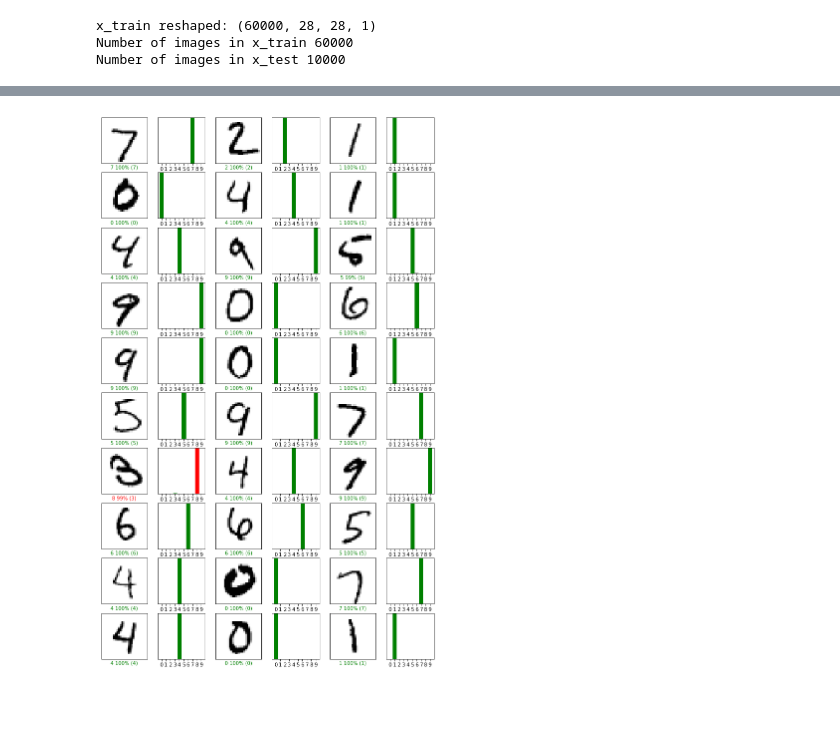
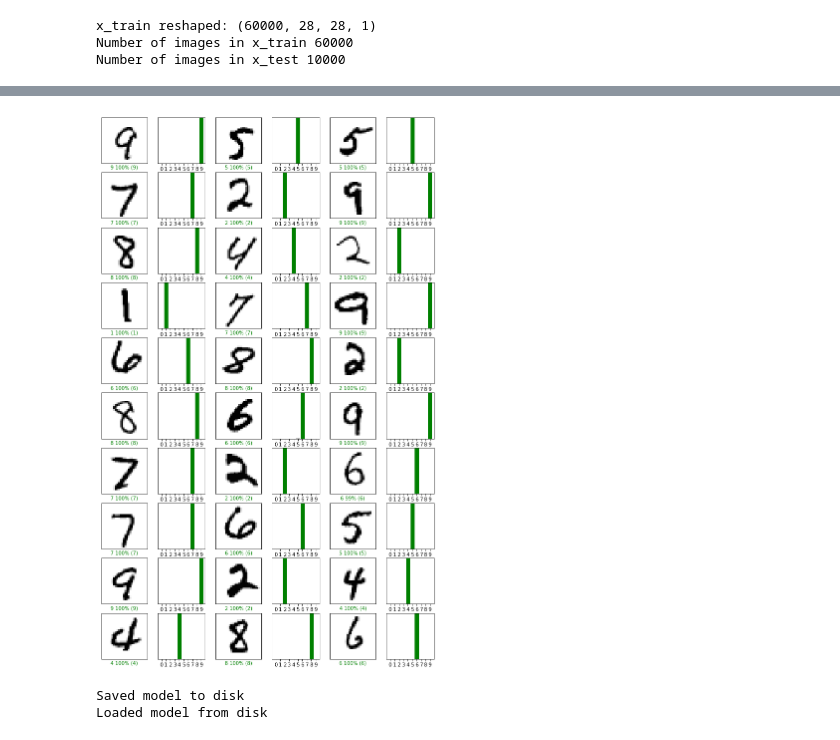
Before and after one commit to sohn21c/mnist, a Jupyter notebook: src/mnist_digit.ipynb, the cells around one changed output, grey strips where cells are left out. Drawn from its saved outputs; the diff is of its cells as text; code cells hidden in the pictures; blank space fills up the shorter version.

Commit message:
model exporting feature added to work in JSON format

```diff
--- a/src/mnist_digit.ipynb
+++ b/src/mnist_digit.ipynb
@@ -170,15 +176,37 @@ pred = model.predict(x_test)
 # %%
 # create the palate of images with the prediction
 # label shown in green if the prediction is correct. Otherwise, it'll be in red
-
 num_rows = 10
 num_cols = 3
 num_images = num_rows * num_cols
 plt.figure(figsize=(2*2*num_cols, 2*num_rows))
 for i in range(num_images):
+    img_no = random.randint(1,10000)
     plt.subplot(num_rows, 2*num_cols, 2*i+1)
-    plot_image(i, pred, y_test, x_test)
+    plot_image(img_no, pred, y_test, x_test)
     plt.subplot(num_rows, 2*num_cols, 2*i+2)
-    plot_value_array(i, pred, y_test)
+    plot_value_array(img_no, pred, y_test)
 # %% [output]
-[figure, old version]
+[figure, new version]
+# %%
+# serialize model to JSON
+model_json = model.to_json()
+with open("model.json", "w") as json_file:
+    json_file.write(model_json)
+# serialize weights to HDF5
+model.save_weights("model.h5")
+print("Saved model to disk")
+
+
+# loading sequence below. no need to run here
+# # load weights into new model
+# json_file = open('model.json', 'r')
+# loaded_model_json = json_file.read()
+# json_file.close()
+# loaded_model = model_from_json(loaded_model_json)
+# # load weights into new model
+# loaded_model.load_weights("model.h5")
+# print("Loaded model from disk")
+# %% [output]
+Saved model to disk
+Loaded model from disk
```
Also changed, not shown: parts of 4 cells of this notebook.
